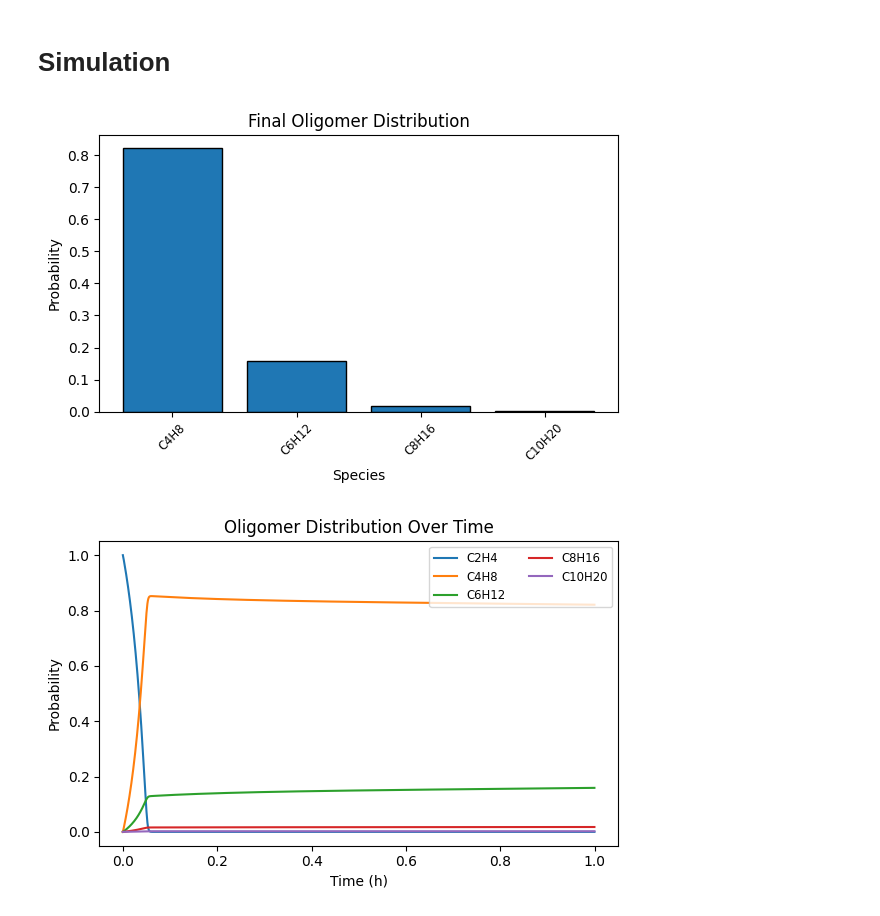
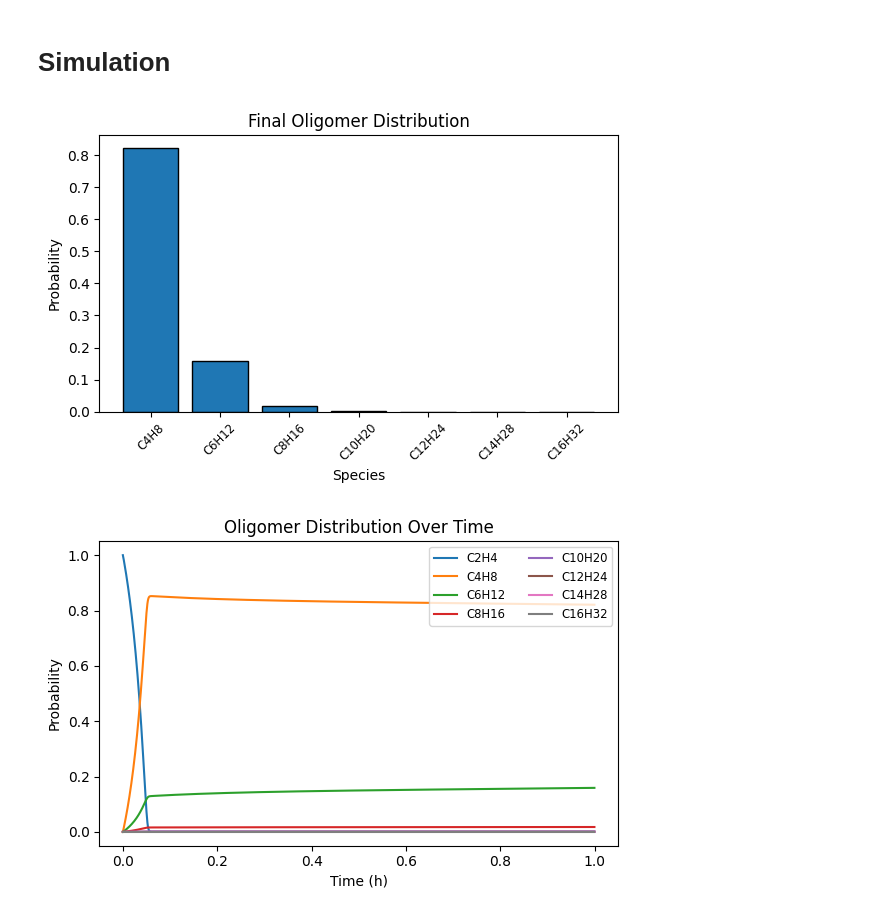
Before and after one commit to multiscale-modelling/kinetic_model, a Jupyter notebook: examples/test_soft.ipynb, the cells around one changed output. Saved outputs shown, nothing was run; the diff lists cells and outputs as text; code cells hidden in the pictures.

```diff
--- a/examples/test_soft.ipynb
+++ b/examples/test_soft.ipynb
@@ -525,7 +541,7 @@ import joblib
 import pandas as pd
 import seaborn as sns
 
-N = 10
+N = 16
 temperature = 330.00  # Kelvin
 pressure = 1  # bar
 
@@ -557,32 +573,32 @@ reactor = ReactorSimulationChemisorption(
                 diff_model_path='../data/processed/diffusion_extrap_place_holder_model.pkl',
                 ads_model_path='../data/processed/knn_adsorption_slope_model.pkl',
                 energy_model=energy_barriers,
                 initial_concs={'Cat': 1e-2, 'C2': 1}
 )
 
 
 distr, ts = reactor.run()
 import matplotlib.pyplot as plt
 labels = [f'C{n}H{2*n}' for n in distr['n']]
 plt.figure(figsize=(6,4))
 plt.bar(labels, distr['probability'], edgecolor='k')
 plt.xlabel('Species')
 plt.ylabel('Probability')
 plt.title('Final Oligomer Distribution')
 plt.xticks(rotation=45, fontsize='small')
 plt.tight_layout()
 
 # %%
 # 3) Line plot of distribution over time
 plt.figure(figsize=(6,4))
 for n in ts.columns:
     lbl = f'C{n}H{2*n}'
     plt.plot(ts[::1000].index/3600, ts.loc[::1000, n], label=lbl)
 plt.xlabel('Time (h)')
 plt.ylabel('Probability')
 plt.title('Oligomer Distribution Over Time')
 plt.legend(fontsize='small', ncol=2, loc='upper right')
 plt.tight_layout()
 # %% [output]
-[figure, old version]
+[figure, new version]
-[figure, old version]
+[figure, new version]
```
Also changed, not shown: parts of 5 cells of this notebook, 7 other files.
